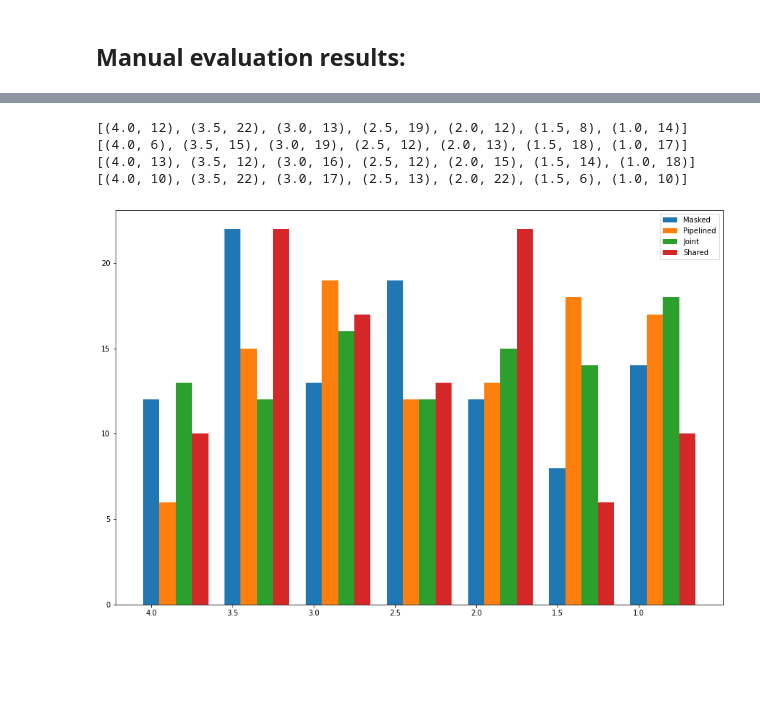
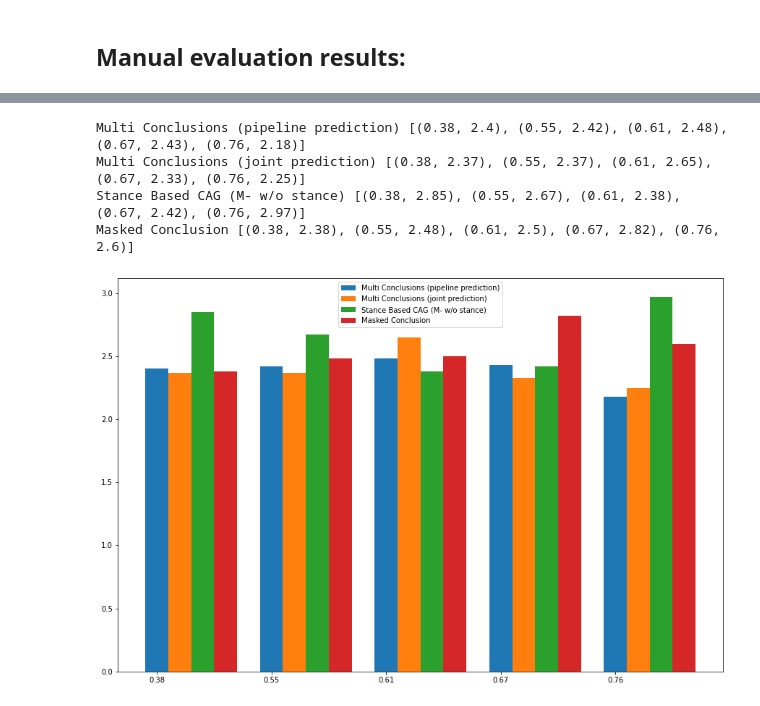
Before and after one commit to webis-de/eacl23-conclusion-based-counter-argument-generation, a Jupyter notebook: src-ipynb/evaluating-conclusion-and-ca-models.ipynb, the cells around one changed output, grey strips where cells are left out. Cells and saved outputs as stored; diff of their text form; code cells hidden in the pictures; blank space fills up the shorter version.

```diff
--- a/src-ipynb/evaluating-conclusion-and-ca-models.ipynb
+++ b/src-ipynb/evaluating-conclusion-and-ca-models.ipynb
@@ -639,5 +524,6 @@ all_ann_df['avg_rank'] = all_ann_df.apply(lambda row: (row['Rank'] + row['Rank2'
 # %%
-eval_df['num_sents'] = eval_df['Argument'].apply(lambda x: len(nltk.sent_tokenize(x)))
-eval_df['num_count_sents'] = eval_df['Counter'].apply(lambda x: len(nltk.sent_tokenize(x)))
+eval_df['num_sents'] = eval_df['Argument'].apply(lambda x: len(nltk.word_tokenize(x)))
+eval_df['num_count_sents'] = eval_df['Counter'].apply(lambda x: len(nltk.word_tokenize(x)))
 
 arg_len_dict = pd.Series(eval_df.num_sents.values, index=eval_df.ID).to_dict()
+all_ann_df['argument_len'] = all_ann_df.ID.apply(lambda x: arg_len_dict[x] if x is not np.nan else 0)
@@ -688,20 +652,46 @@ all_ann_df[['app_name', 'avg_rank']].groupby('app_name').agg({'avg_rank': lambda
+# %%
+def analyze_effetiveness(all_ann_df, approach, measure, dimension='arg_len', num_buckets=5):
+    df  = all_ann_df[all_ann_df.app_name == approach]
+    df  = df.sort_values(dimension)
+    chunk_size = int(len(df)/num_buckets)
+    score_dist = []
+    for i in range(0, num_buckets) :
+        df_chunk = df[i*chunk_size: (i+1) * chunk_size].copy()
+        chunk_dim = round(df_chunk[dimension].mean(), 2)
+        #print('Number of samples is {} with average dimension length = {}'.format(len(df_chunk), chunk_dim))
+        all_ranks = df_chunk['Rank'].tolist() + df_chunk['Rank2'].tolist() + df_chunk['Rank3'].tolist()
+        #all_ranks = {x: all_ranks.count(x) for x in [1,2,3,4]}.items()
+        value = round(np.array(all_ranks).mean(), 2)
+        score_dist.append((chunk_dim, value))
+
+    return score_dist
+# %%
+pred_clms = {
+     'Multi Conclusions (pipeline prediction)': 'multi_counter_pipeline',
+     'Multi Conclusions (joint prediction)': 'multi_counter_joint',
+    'Stance Based CAG (M- w/o stance)': 'pred_counter_arguments_no_stance',
+    'Masked Conclusion': 'masked_conc_attacks',
+}
 # %%
+score_dist = {}
+for clm_name, clm in pred_clms.items():
+    score_dist[clm_name] = analyze_effetiveness(all_ann_df, clm, 'majority', dimension='max_sim_to_conclusion', num_buckets=5)
+
 fig = plt.figure(figsize=(15,10))
-width = 0.2
-for i, item, in enumerate([('Masked', 'masked_conc_attacks'), ('Pipelined', 'multi_counter_pipeline'), ('Joint', 'multi_counter_joint'), ('Shared', 'pred_counter_arguments_no_stance')]):
-    app = item[0]
-    app_scores = sorted(all_ann_df[all_ann_df.app_name == item[1]]['avg_rank'].value_counts().to_dict().items(), key=lambda x: -x[0])
-    print(app_scores)
+width = 0.2 #/len(score_dist)
+for i, item, in enumerate(score_dist.items()):
+    app, app_scores = item[0], item[1]
+    print(app, app_scores)
     xs, ys = zip(*app_scores)
     plt.bar([x + (i * width) for x in range(0, len(xs))], ys, width=width , label=app,)
 
 plt.xticks(range(0, len(xs)), xs)
 plt.legend()
-plt.savefig('./figures/manual_ranking_scores.pdf')
+plt.savefig('./figures/arg_len_to_manual_score_correlation.pdf')
 plt.show()
 # %% [output]
-[(4.0, 12), (3.5, 22), (3.0, 13), (2.5, 19), (2.0, 12), (1.5, 8), (1.0, 14)]
-[(4.0, 6), (3.5, 15), (3.0, 19), (2.5, 12), (2.0, 13), (1.5, 18), (1.0, 17)]
-[(4.0, 13), (3.5, 12), (3.0, 16), (2.5, 12), (2.0, 15), (1.5, 14), (1.0, 18)]
-[(4.0, 10), (3.5, 22), (3.0, 17), (2.5, 13), (2.0, 22), (1.5, 6), (1.0, 10)]
+Multi Conclusions (pipeline prediction) [(0.38, 2.4), (0.55, 2.42), (0.61, 2.48), (0.67, 2.43), (0.76, 2.18)]
+Multi Conclusions (joint prediction) [(0.38, 2.37), (0.55, 2.37), (0.61, 2.65), (0.67, 2.33), (0.76, 2.25)]
+Stance Based CAG (M- w/o stance) [(0.38, 2.85), (0.55, 2.67), (0.61, 2.38), (0.67, 2.42), (0.76, 2.97)]
+Masked Conclusion [(0.38, 2.38), (0.55, 2.48), (0.61, 2.5), (0.67, 2.82), (0.76, 2.6)]
-[figure, old version]
+[figure, new version]
```
Also changed, not shown: parts of 57 cells of this notebook, 16 other files.
